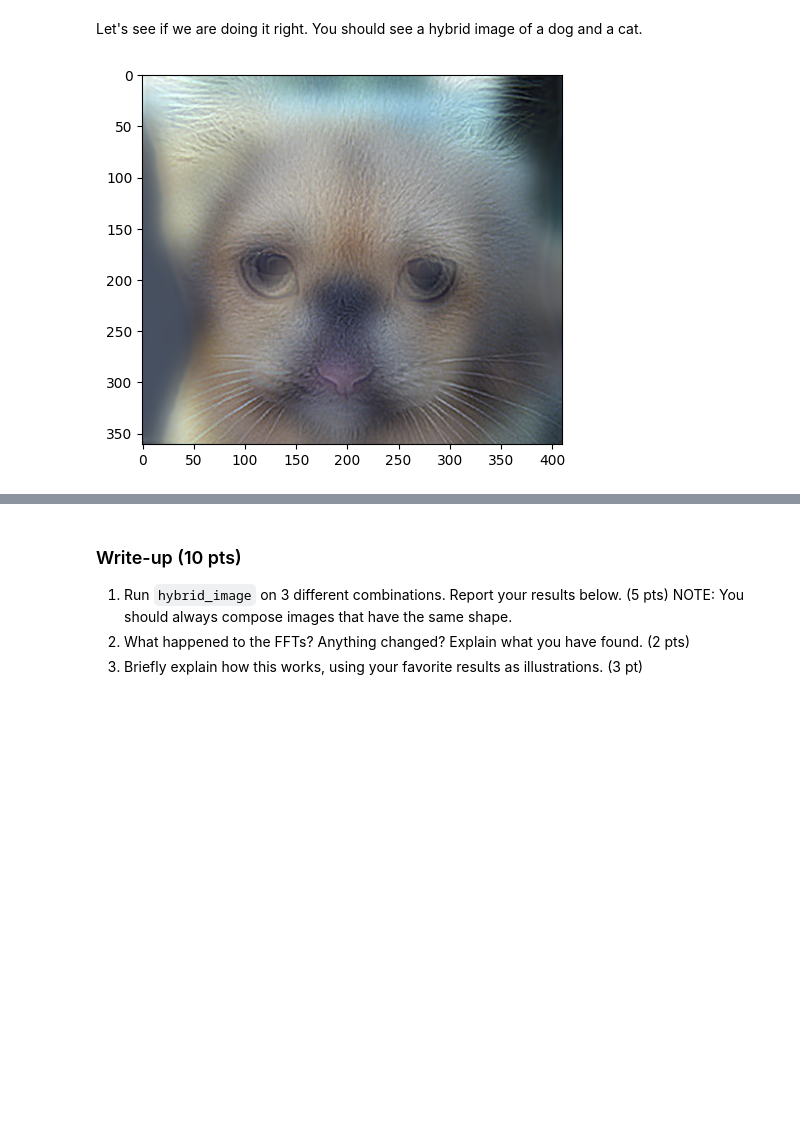
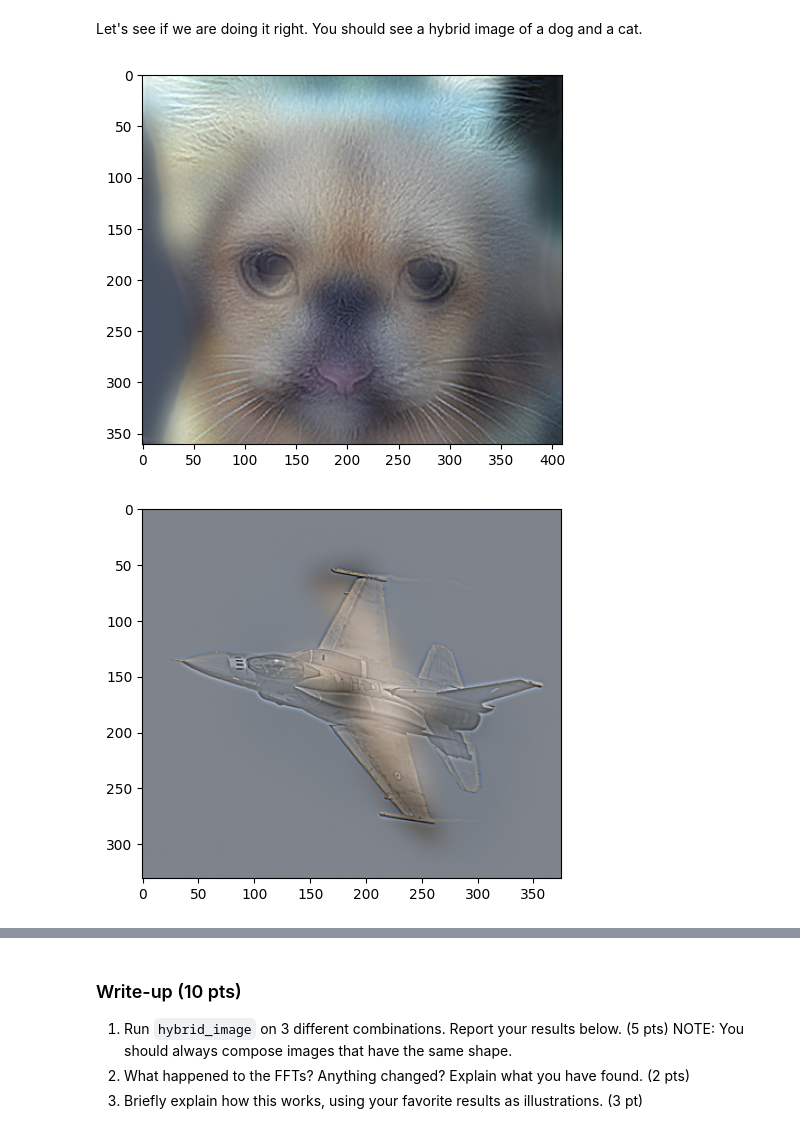
Before and after one commit to nishadw/cmsc426, a Jupyter notebook: CMSC426_Assignment1_sp26-1.ipynb, the cells around one changed output, grey strips where cells are left out. Cells and saved outputs as stored; diff of their text form; code cells hidden in the pictures; blank space fills up the shorter version.

```diff
--- a/CMSC426_Assignment1_sp26-1.ipynb
+++ b/CMSC426_Assignment1_sp26-1.ipynb
@@ -587,16 +615,19 @@ def hybrid_image(image1: np.ndarray, image2: np.ndarray, sigma_low_freq: int, si
 Let's see if we are doing it right. You should see a hybrid image of a dog and a cat.
 # %%
 # read two images
-image_path1 = '/content/data/dog.bmp'
-image_path2 = '/content/data/cat.bmp'
-image1 = read_image(image_path1)
-image2 = read_image(image_path2)
+image_path1s = ['/content/data/dog.bmp', '/content/data/bird.bmp', '/content/data/bicycle.bmp']
+image_path2s = ['/content/data/cat.bmp', '/content/data/plane.bmp', '/content/data/motorcycle.bmp']
 
-# do hybrid image
-hybrid_output = hybrid_image(image1, image2, sigma_low_freq=10, sigma_high_freq=2, if_visual=False)
+for image_path1, image_path2 in zip(image_path1s, image_path2s):
+  image1 = read_image(image_path1)
+  image2 = read_image(image_path2)
 
-# show output
-plt.imshow(hybrid_output)
-plt.show()
+  # do hybrid image
+  hybrid_output = hybrid_image(image1, image2, sigma_low_freq=10, sigma_high_freq=2, if_visual=False)
+
+  # show output
+  plt.imshow(hybrid_output)
+  plt.show()
 # %% [output]
 [figure]
+[figure, added]
```
Also changed, not shown: parts of 10 cells of this notebook.
